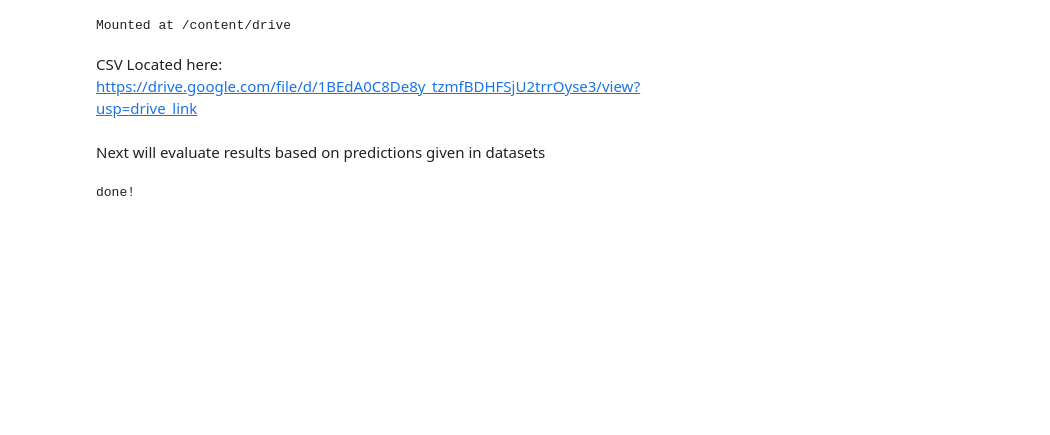
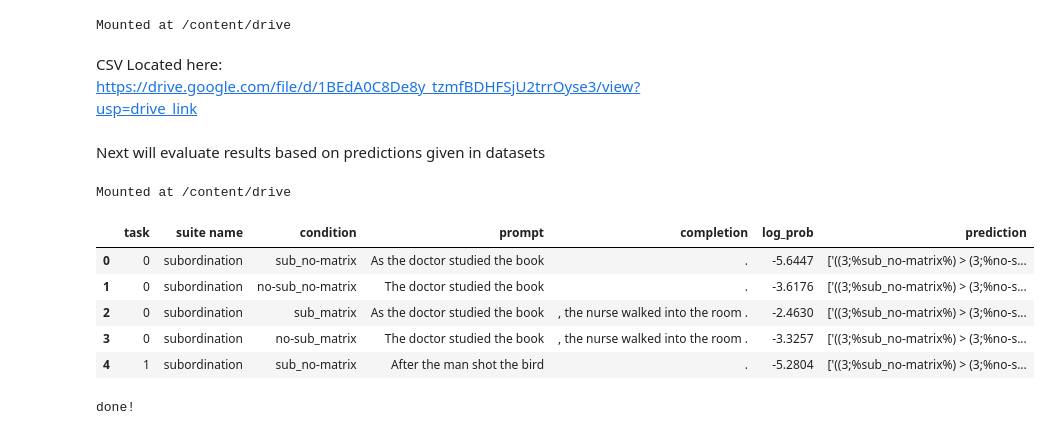
Before and after one commit to k-smyk/behavioral_evals_rl, a Jupyter notebook: SyntaxGym-7b/SyntaxGym_7bChat.ipynb, the cells around one changed output. Saved outputs shown, nothing was run; the diff lists cells and outputs as text; code cells hidden in the pictures; blank space fills up the shorter version.

```diff
--- a/SyntaxGym-7b/SyntaxGym_7bChat.ipynb
+++ b/SyntaxGym-7b/SyntaxGym_7bChat.ipynb
@@ -339 +336,39 @@ def convert_tensor(tensor):
+# %%
+import pandas as pd
+
+from google.colab import drive
+drive.mount('/content/drive')
+
+#import results
+# %% [output]
+Mounted at /content/drive
+# %%
+df = pd.read_csv('/content/drive/My Drive/RLProject/SyntaxGym_7bchat.csv')
+# convert tensors in dataframe
+
+def remove_tensor(df, column_name):
+    # Define a regular expression pattern to extract the number inside the parenthesis
+    pattern = r'tensor\((-?\d+\.\d+)\)'
+
+    # Extract the number from the column using the defined pattern
+    df['temp'] = df[column_name].str.extract(pattern)
+
+    # Replace the 'tensor()' part with an empty string
+    df[column_name] = df[column_name].str.replace(r'tensor\((-?\d+\.\d+)\)', r'\1')
+
+    # Drop the temporary column
+    df.drop(columns=['temp'], inplace=True)
+
+    return df
+
+df = remove_tensor(df, 'log_prob')
+
+df.head()
+# %% [output]
+|  | task | suite name | condition | prompt | completion | log_prob | prediction |
+| 0 | 0 | subordination | sub_no-matrix | As the doctor studied the book | . | -5.6447 | ['((3;%sub_no-matrix%) > (3;%no-s... |
+| 1 | 0 | subordination | no-sub_no-matrix | The doctor studied the book | . | -3.6176 | ['((3;%sub_no-matrix%) > (3;%no-s... |
+| 2 | 0 | subordination | sub_matrix | As the doctor studied the book | , the nurse walked into the room . | -2.4630 | ['((3;%sub_no-matrix%) > (3;%no-s... |
+| 3 | 0 | subordination | no-sub_matrix | The doctor studied the book | , the nurse walked into the room . | -3.3257 | ['((3;%sub_no-matrix%) > (3;%no-s... |
+| 4 | 1 | subordination | sub_no-matrix | After the man shot the bird | . | -5.2804 | ['((3;%sub_no-matrix%) > (3;%no-s... |
 # %%
```
Also changed, not shown: parts of 9 cells of this notebook, 4 other files.
